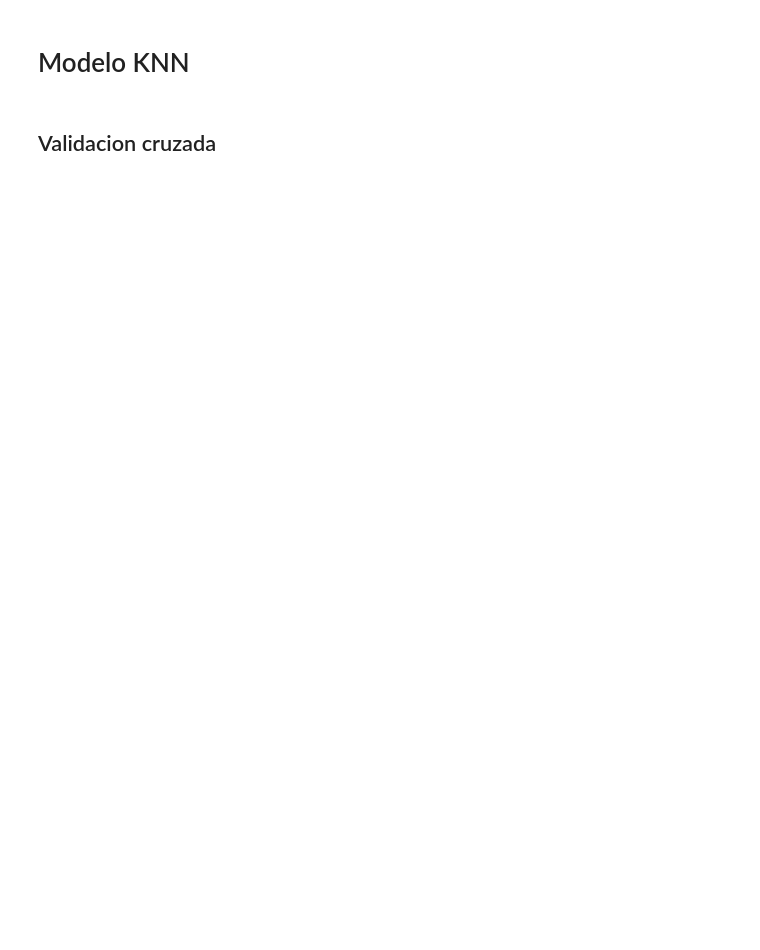
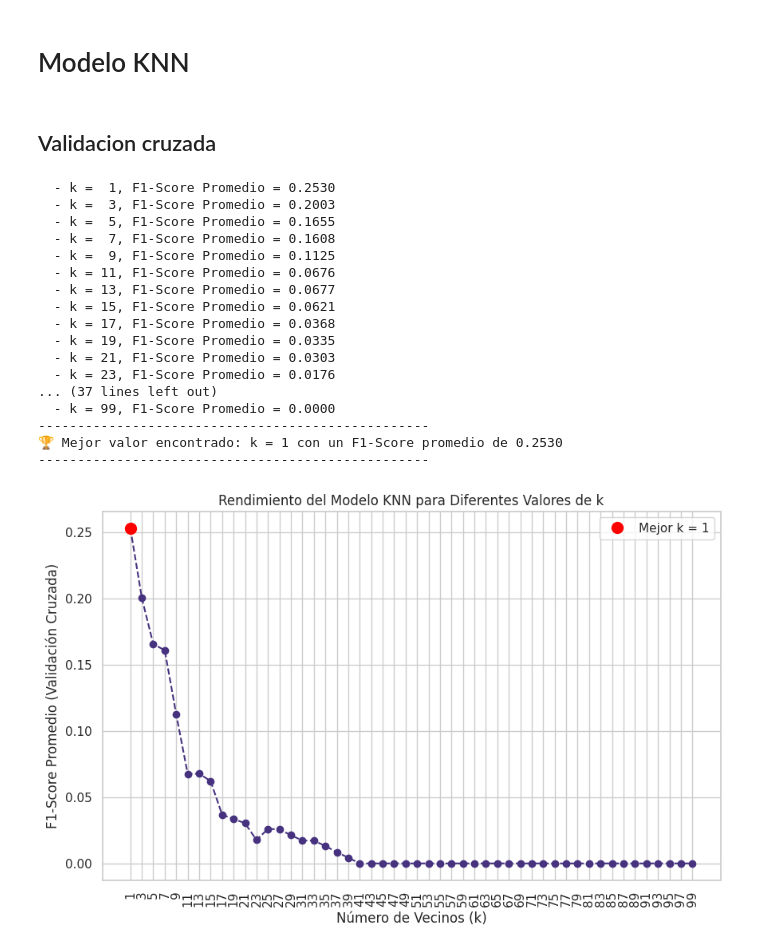
Before and after one commit to stefymojica/MACC, a Jupyter notebook: enfermedad_coronaria.ipynb, the cells around one changed output. Saved outputs shown, nothing was run; the diff lists cells and outputs as text; code cells hidden in the pictures; blank space fills up the shorter version.

Commit message:
Comparacion de K para el modelo de KNN

```diff
--- a/enfermedad_coronaria.ipynb
+++ b/enfermedad_coronaria.ipynb
@@ -386,28 +381,74 @@ ROC) y justifique su eleccion en el contexto del diagn ´ ostico m ´ edico.
 # %%
 import time
 import numpy as np
 import pandas as pd
 from sklearn.model_selection import KFold
 from sklearn.metrics import f1_score
 from sklearn.neighbors import KNeighborsClassifier
 
-# --- Asumimos que los datos y nuestra clase KNN están listos ---
-
-k_values = range(3, 90, 2)
+# Rango de los valores que puede tomar el K, en este caso es del 1 al 100
+k_values = range(1, 100, 2)
 X_train_np = X_train_scaled.values
 y_train_np = y_train.values
 
 f1_scores_sk = []
+
+# validacion cruzada
+kf = KFold(n_splits=5, shuffle=True, random_state=42)
+
 for k in k_values:
     fold_scores = []
-    kf = KFold(n_splits=5, shuffle=True, random_state=42)
+
     for train_index, val_index in kf.split(X_train_np):
         X_train_fold, X_val_fold = X_train_np[train_index], X_train_np[val_index]
         y_train_fold, y_val_fold = y_train_np[train_index], y_train_np[val_index]
-        # La única diferencia es esta línea:
+
         model = KNeighborsClassifier(n_neighbors=k)
         model.fit(X_train_fold, y_train_fold)
         y_val_pred = model.predict(X_val_fold)
-        score = f1_score(y_val_fold, y_val_pred)
-        fold_scores.append(score)
-    f1_scores_sk.append(np.mean(fold_scores))
+
+        fold_scores.append(f1_score(y_val_fold, y_val_pred))
+
+    average_f1 = np.mean(fold_scores)
+    f1_scores_sk.append(average_f1)
+    print(f"  - k = {k:2d}, F1-Score Promedio = {average_f1:.4f}")
+
+best_k_index = np.argmax(f1_scores_sk)
+best_k = list(k_values)[best_k_index]
+best_f1 = f1_scores_sk[best_k_index]
+
+print("-" * 50)
+print(f"🏆 Mejor valor encontrado: k = {best_k} con un F1-Score promedio de {best_f1:.4f}")
+print("-" * 50)
+
+plt.figure(figsize=(10, 6))
+plt.plot(k_values, f1_scores_sk, marker='o', linestyle='--')
+plt.title('Rendimiento del Modelo KNN para Diferentes Valores de k')
+plt.xlabel('Número de Vecinos (k)')
+plt.ylabel('F1-Score Promedio (Validación Cruzada)')
+plt.xticks(list(k_values), rotation=90)
+plt.grid(True)
+
+# Se resalta el mejor punto
+plt.plot(best_k, best_f1, 'ro', markersize=10, label=f'Mejor k = {best_k}')
+plt.legend()
+plt.show()
+# %% [output]
+  - k =  1, F1-Score Promedio = 0.2530
+  - k =  3, F1-Score Promedio = 0.2003
+  - k =  5, F1-Score Promedio = 0.1655
+  - k =  7, F1-Score Promedio = 0.1608
+  - k =  9, F1-Score Promedio = 0.1125
+  - k = 11, F1-Score Promedio = 0.0676
+  - k = 13, F1-Score Promedio = 0.0677
+  - k = 15, F1-Score Promedio = 0.0621
+  - k = 17, F1-Score Promedio = 0.0368
+  - k = 19, F1-Score Promedio = 0.0335
+  - k = 21, F1-Score Promedio = 0.0303
+  - k = 23, F1-Score Promedio = 0.0176
+... (37 lines left out)
+  - k = 99, F1-Score Promedio = 0.0000
+--------------------------------------------------
+🏆 Mejor valor encontrado: k = 1 con un F1-Score promedio de 0.2530
+--------------------------------------------------
+[figure, added]
```
Also changed, not shown: parts of 8 cells of this notebook.
